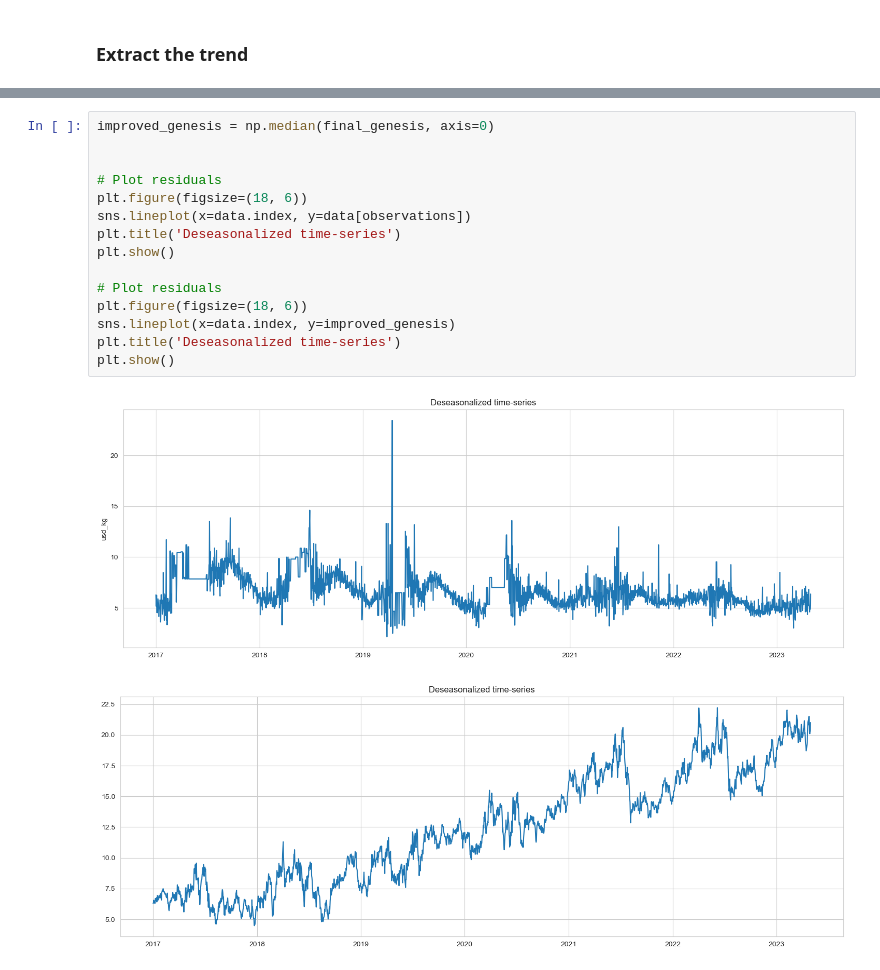
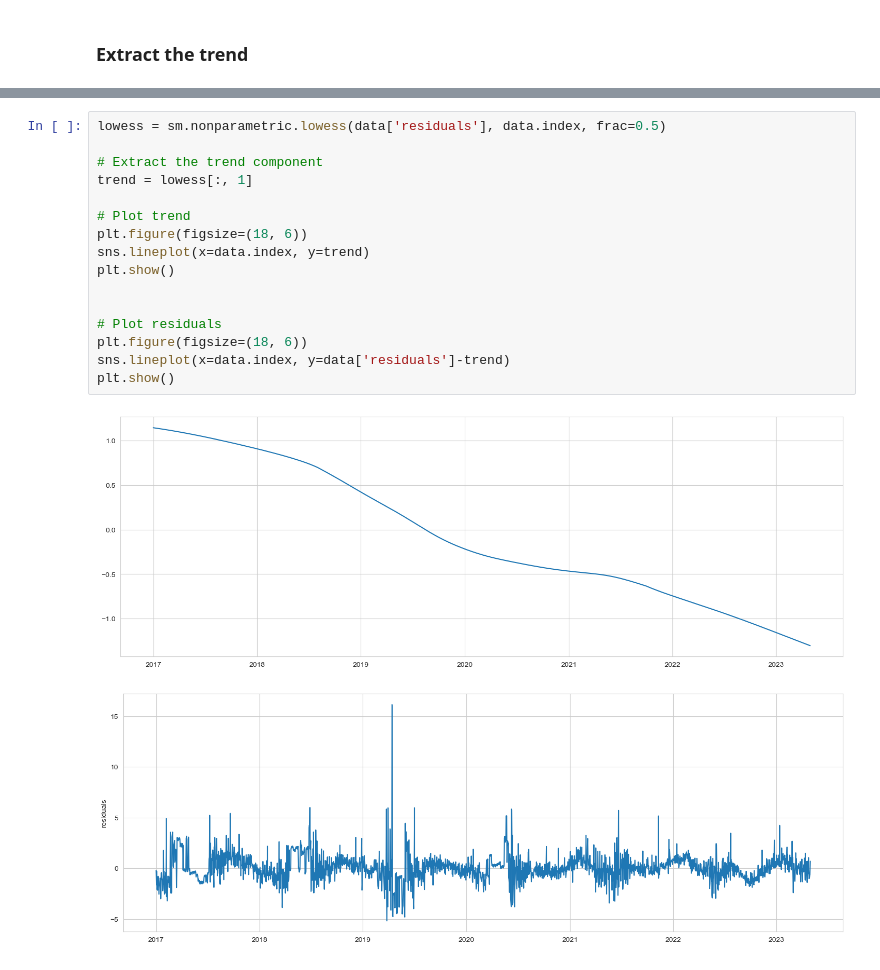
Before and after one commit to sergiopostigo/supertrade, a Jupyter notebook: data_exploitation/exports_analytics/data_preprocessing/time_series_decomposition_1.ipynb, the cells around one changed output, grey strips where cells are left out. Saved outputs shown, nothing was run; the diff lists cells and outputs as text.

```diff
--- a/data_exploitation/exports_analytics/data_preprocessing/time_series_decomposition_1.ipynb
+++ b/data_exploitation/exports_analytics/data_preprocessing/time_series_decomposition_1.ipynb
@@ -797,19 +323,20 @@ Mean: 12.310936312289778
 # %%
-improved_genesis = np.median(final_genesis, axis=0)
+lowess = sm.nonparametric.lowess(data['residuals'], data.index, frac=0.5)
+
+# Extract the trend component
+trend = lowess[:, 1]
+
+# Plot trend
+plt.figure(figsize=(18, 6))
+sns.lineplot(x=data.index, y=trend)
+plt.show()
 
 
 # Plot residuals
 plt.figure(figsize=(18, 6))
-sns.lineplot(x=data.index, y=data[observations])
-plt.title('Deseasonalized time-series')
+sns.lineplot(x=data.index, y=data['residuals']-trend)
 plt.show()
-
-# Plot residuals
-plt.figure(figsize=(18, 6))
-sns.lineplot(x=data.index, y=improved_genesis)
-plt.title('Deseasonalized time-series')
-plt.show()
 # %% [output]
-[figure, old version]
+[figure, new version]
-[figure, old version]
+[figure, new version]
 # %%
```
Also changed, not shown: parts of 26 cells of this notebook, 8 other files.
